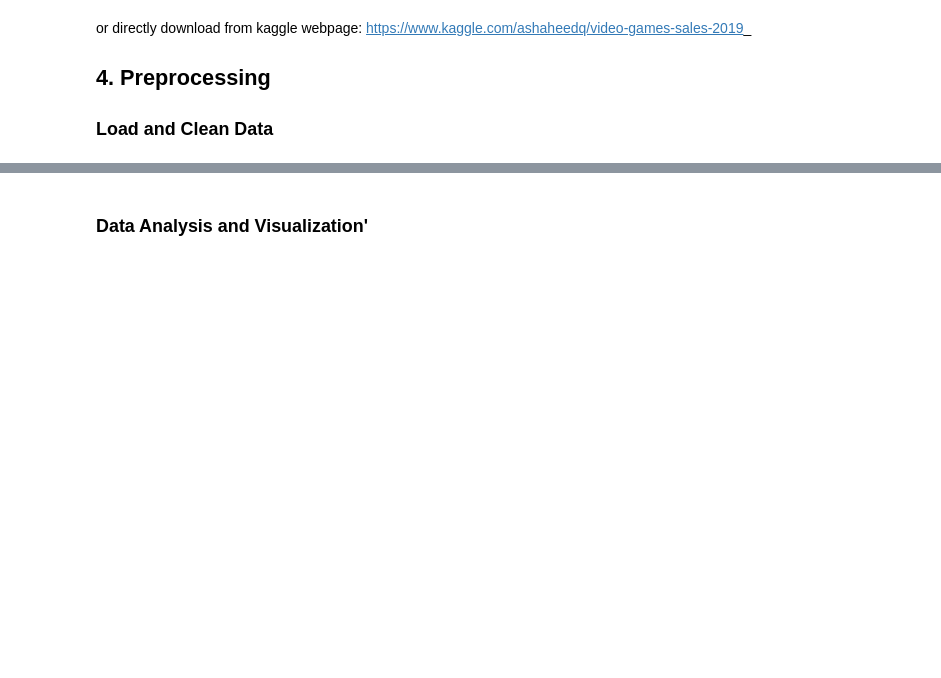
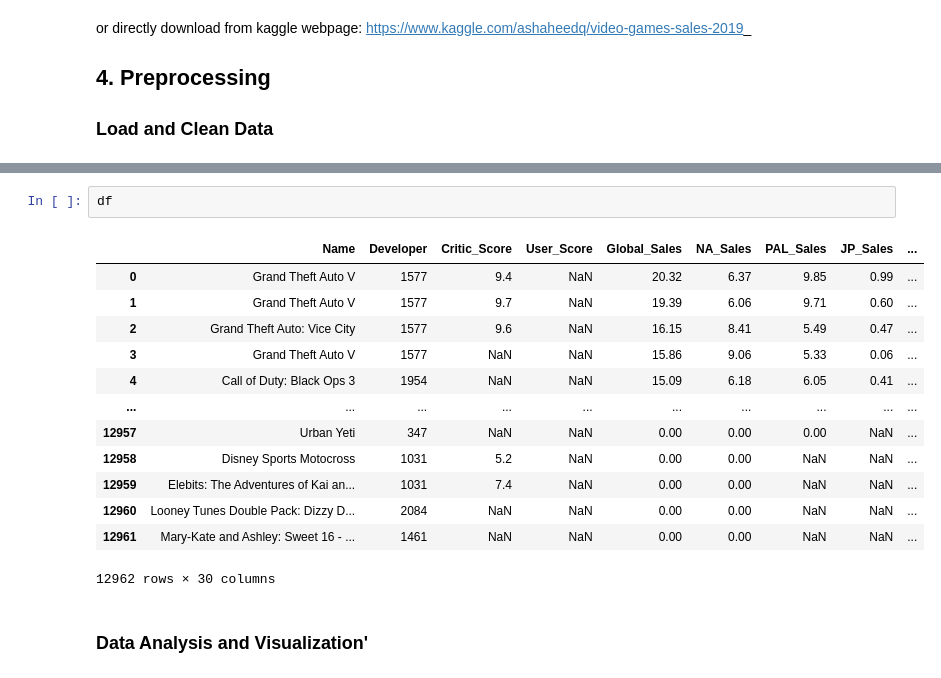
Before and after one commit to syKevinPeng/game_sale_analysis, a Jupyter notebook: game_sale_analysis.ipynb, the cells around one changed output, grey strips where cells are left out. Cells and saved outputs as stored; diff of their text form; blank space fills up the shorter version.

```diff
--- a/game_sale_analysis.ipynb
+++ b/game_sale_analysis.ipynb
@@ -83,4 +119,20 @@ df.head()
 5 rows × 30 columns
+# %%
+df
+# %% [output]
+|  | Name | Developer | Critic_Score | User_Score | Global_Sales | NA_Sales | PAL_Sales | JP_Sales | ... |
+| 0 | Grand Theft Auto V | 1577 | 9.4 | NaN | 20.32 | 6.37 | 9.85 | 0.99 | ... |
+| 1 | Grand Theft Auto V | 1577 | 9.7 | NaN | 19.39 | 6.06 | 9.71 | 0.60 | ... |
+| 2 | Grand Theft Auto: Vice City | 1577 | 9.6 | NaN | 16.15 | 8.41 | 5.49 | 0.47 | ... |
+| 3 | Grand Theft Auto V | 1577 | NaN | NaN | 15.86 | 9.06 | 5.33 | 0.06 | ... |
+| 4 | Call of Duty: Black Ops 3 | 1954 | NaN | NaN | 15.09 | 6.18 | 6.05 | 0.41 | ... |
+| ... | ... | ... | ... | ... | ... | ... | ... | ... | ... |
+| 12957 | Urban Yeti | 347 | NaN | NaN | 0.00 | 0.00 | 0.00 | NaN | ... |
+| 12958 | Disney Sports Motocross | 1031 | 5.2 | NaN | 0.00 | 0.00 | NaN | NaN | ... |
+| 12959 | Elebits: The Adventures of Kai an... | 1031 | 7.4 | NaN | 0.00 | 0.00 | NaN | NaN | ... |
+| 12960 | Looney Tunes Double Pack: Dizzy D... | 2084 | NaN | NaN | 0.00 | 0.00 | NaN | NaN | ... |
+| 12961 | Mary-Kate and Ashley: Sweet 16 - ... | 1461 | NaN | NaN | 0.00 | 0.00 | NaN | NaN | ... |
+12962 rows × 30 columns
 # %% [markdown]
 ### Data Analysis and Visualization' <a name="data-ana-vis"></a>
 # %%
```
Also changed, not shown: parts of 6 cells of this notebook.
